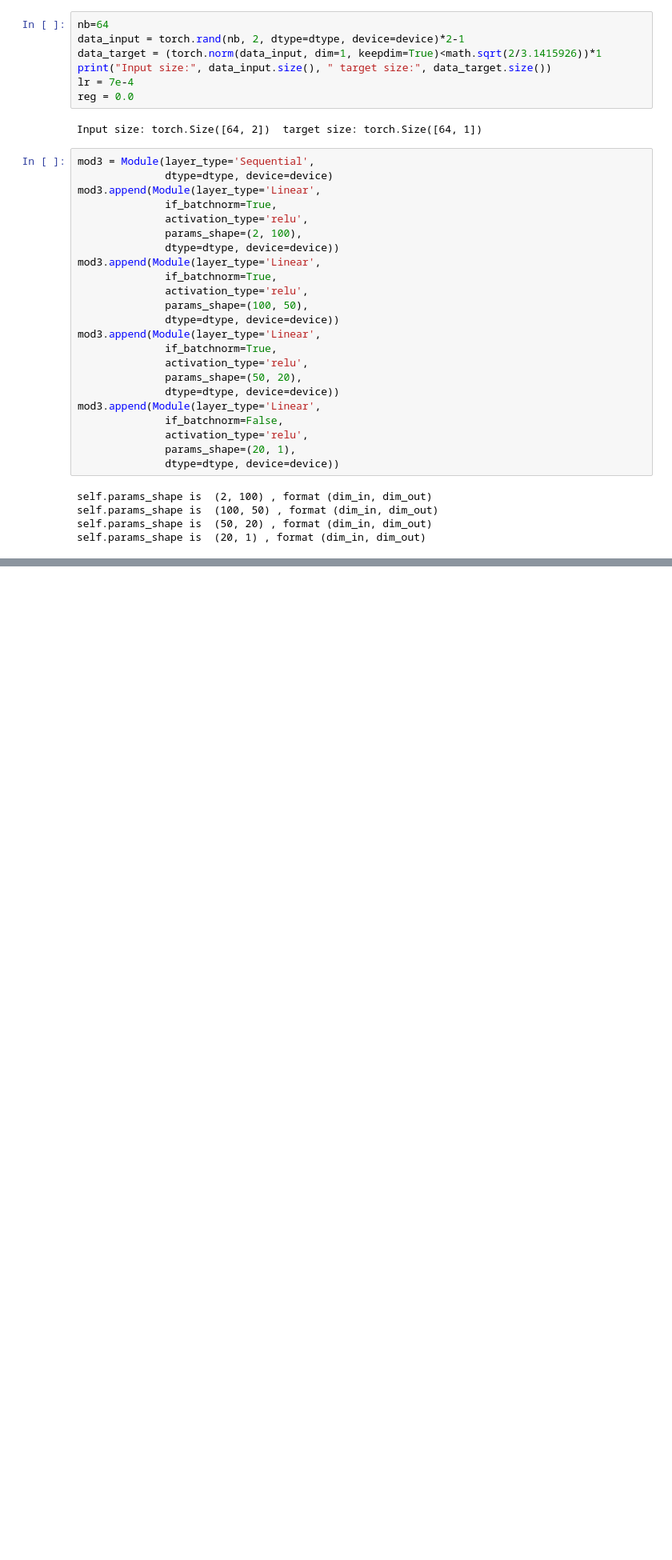
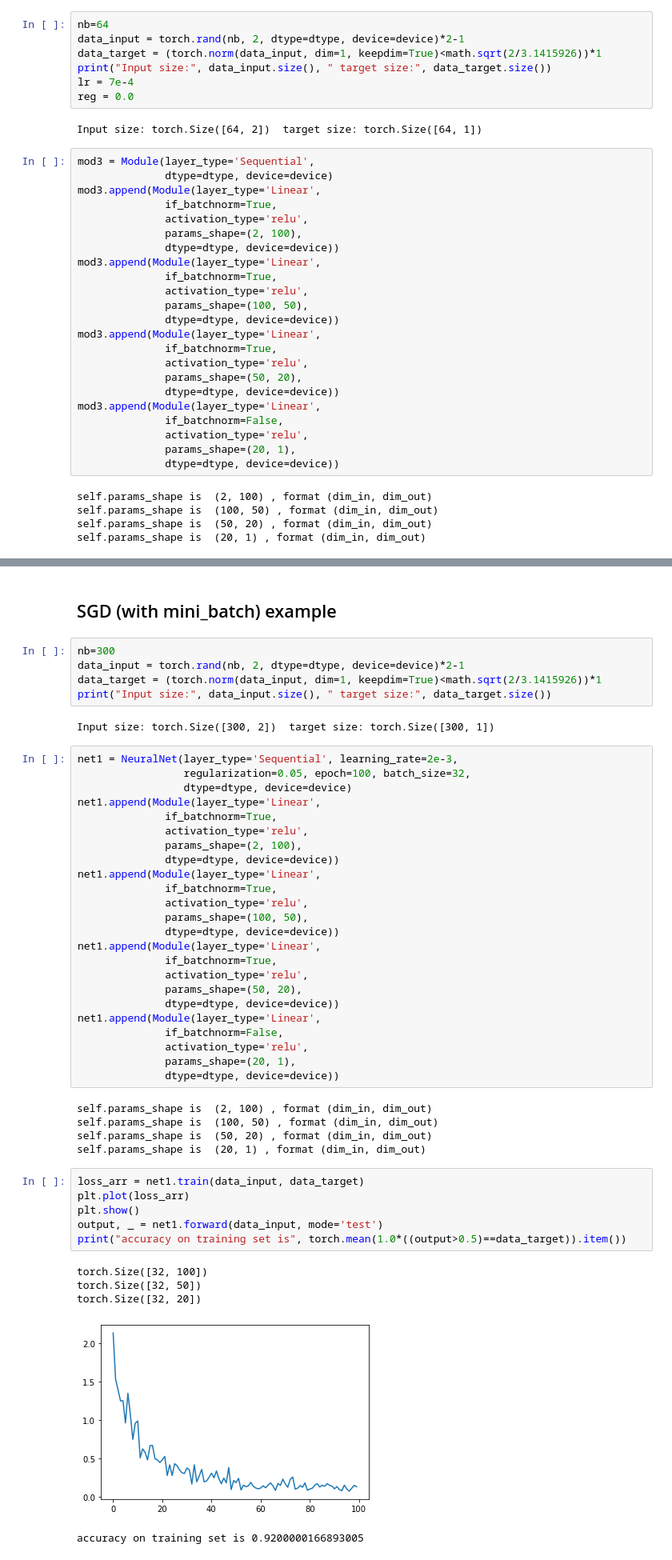
Before and after one commit to EE559DeepLearningEPFL/Project2, a Jupyter notebook: Project2_Markdown.ipynb, the cells around one changed output, grey strips where cells are left out. Shown at 80% size. Drawn from its saved outputs; the diff is of its cells as text; blank space fills up the shorter version.

```diff
--- a/Project2_Markdown.ipynb
+++ b/Project2_Markdown.ipynb
@@ -205,0 +265,50 @@ accuracy on training set is 0.875
+# %% [markdown]
+## SGD (with mini_batch) example
+# %%
+nb=300
+data_input = torch.rand(nb, 2, dtype=dtype, device=device)*2-1
+data_target = (torch.norm(data_input, dim=1, keepdim=True)<math.sqrt(2/3.1415926))*1
+print("Input size:", data_input.size(), " target size:", data_target.size())
+# %% [output]
+Input size: torch.Size([300, 2])  target size: torch.Size([300, 1])
+# %%
+net1 = NeuralNet(layer_type='Sequential', learning_rate=2e-3,
+                 regularization=0.05, epoch=100, batch_size=32,
+                 dtype=dtype, device=device)
+net1.append(Module(layer_type='Linear',
+              if_batchnorm=True,
+              activation_type='relu',
+              params_shape=(2, 100),
+              dtype=dtype, device=device))
+net1.append(Module(layer_type='Linear',
+              if_batchnorm=True,
+              activation_type='relu',
+              params_shape=(100, 50),
+              dtype=dtype, device=device))
+net1.append(Module(layer_type='Linear',
+              if_batchnorm=True,
+              activation_type='relu',
+              params_shape=(50, 20),
+              dtype=dtype, device=device))
+net1.append(Module(layer_type='Linear',
+              if_batchnorm=False,
+              activation_type='relu',
+              params_shape=(20, 1),
+              dtype=dtype, device=device))
+# %% [output]
+self.params_shape is  (2, 100) , format (dim_in, dim_out)
+self.params_shape is  (100, 50) , format (dim_in, dim_out)
+self.params_shape is  (50, 20) , format (dim_in, dim_out)
+self.params_shape is  (20, 1) , format (dim_in, dim_out)
+# %%
+loss_arr = net1.train(data_input, data_target)
+plt.plot(loss_arr)
+plt.show()
+output, _ = net1.forward(data_input, mode='test')
+print("accuracy on training set is", torch.mean(1.0*((output>0.5)==data_target)).item())
+# %% [output]
+torch.Size([32, 100])
+torch.Size([32, 50])
+torch.Size([32, 20])
+[figure, added]
+accuracy on training set is 0.9200000166893005
```
Also changed, not shown: parts of 7 cells of this notebook, 1 other file.
